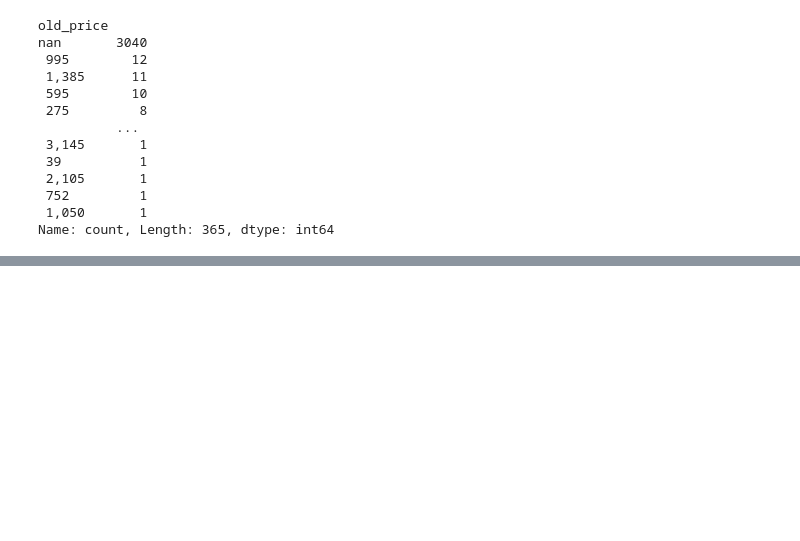
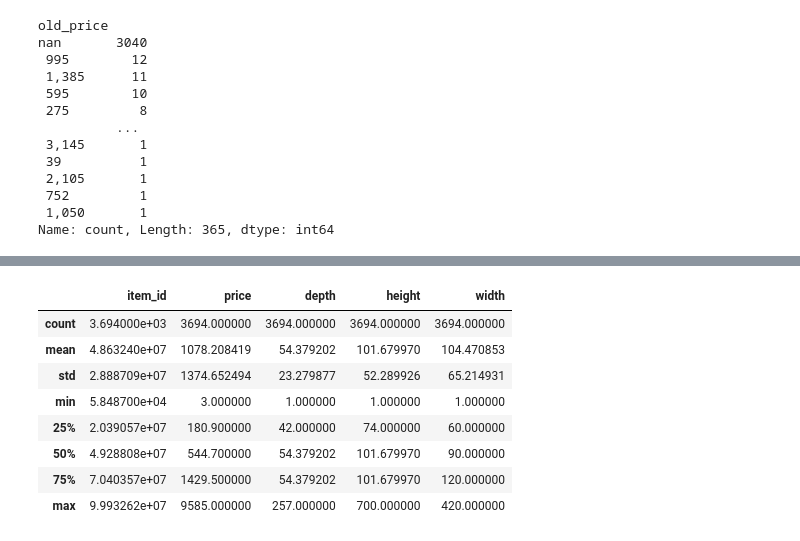
Before and after one commit to sumukhbhandarkar/ds-ai-ml-iiit-bangalore, a Jupyter notebook: sql-stats-essentials/EDA/live-session-June1.ipynb, the cells around one changed output, grey strips where cells are left out. Drawn from its saved outputs; the diff is of its cells as text; code cells hidden in the pictures; blank space fills up the shorter version.

```diff
--- a/sql-stats-essentials/EDA/live-session-June1.ipynb
+++ b/sql-stats-essentials/EDA/live-session-June1.ipynb
@@ -149,0 +204,12 @@ Name: count, Length: 365, dtype: int64
+# %%
+data.describe()
+# %% [output]
+|  | item_id | price | depth | height | width |
+| count | 3.694000e+03 | 3694.000000 | 3694.000000 | 3694.000000 | 3694.000000 |
+| mean | 4.863240e+07 | 1078.208419 | 54.379202 | 101.679970 | 104.470853 |
+| std | 2.888709e+07 | 1374.652494 | 23.279877 | 52.289926 | 65.214931 |
+| min | 5.848700e+04 | 3.000000 | 1.000000 | 1.000000 | 1.000000 |
+| 25% | 2.039057e+07 | 180.900000 | 42.000000 | 74.000000 | 60.000000 |
+| 50% | 4.928808e+07 | 544.700000 | 54.379202 | 101.679970 | 90.000000 |
+| 75% | 7.040357e+07 | 1429.500000 | 54.379202 | 101.679970 | 120.000000 |
+| max | 9.993262e+07 | 9585.000000 | 257.000000 | 700.000000 | 420.000000 |
```
Also changed, not shown: parts of 13 cells of this notebook.
